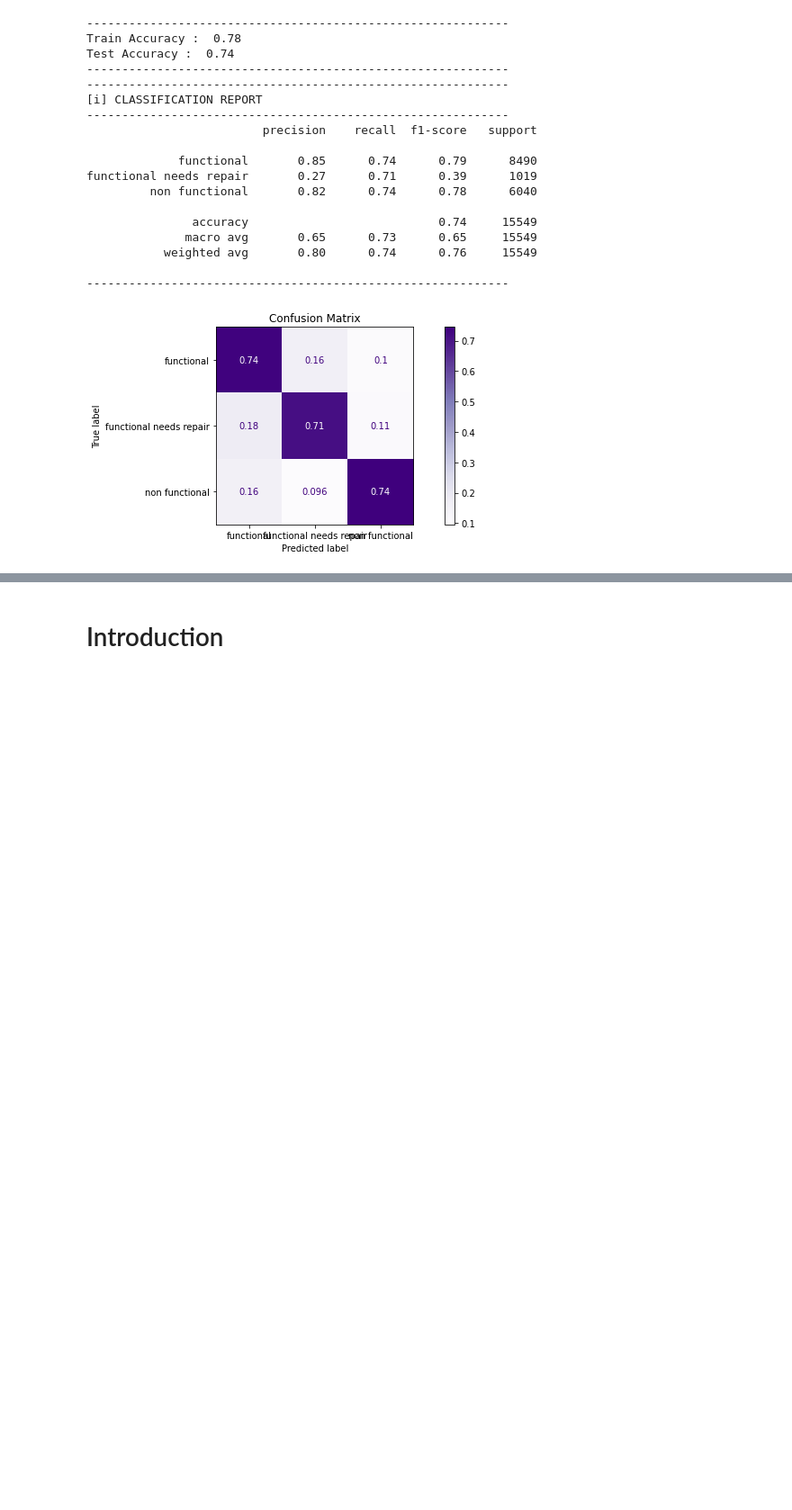
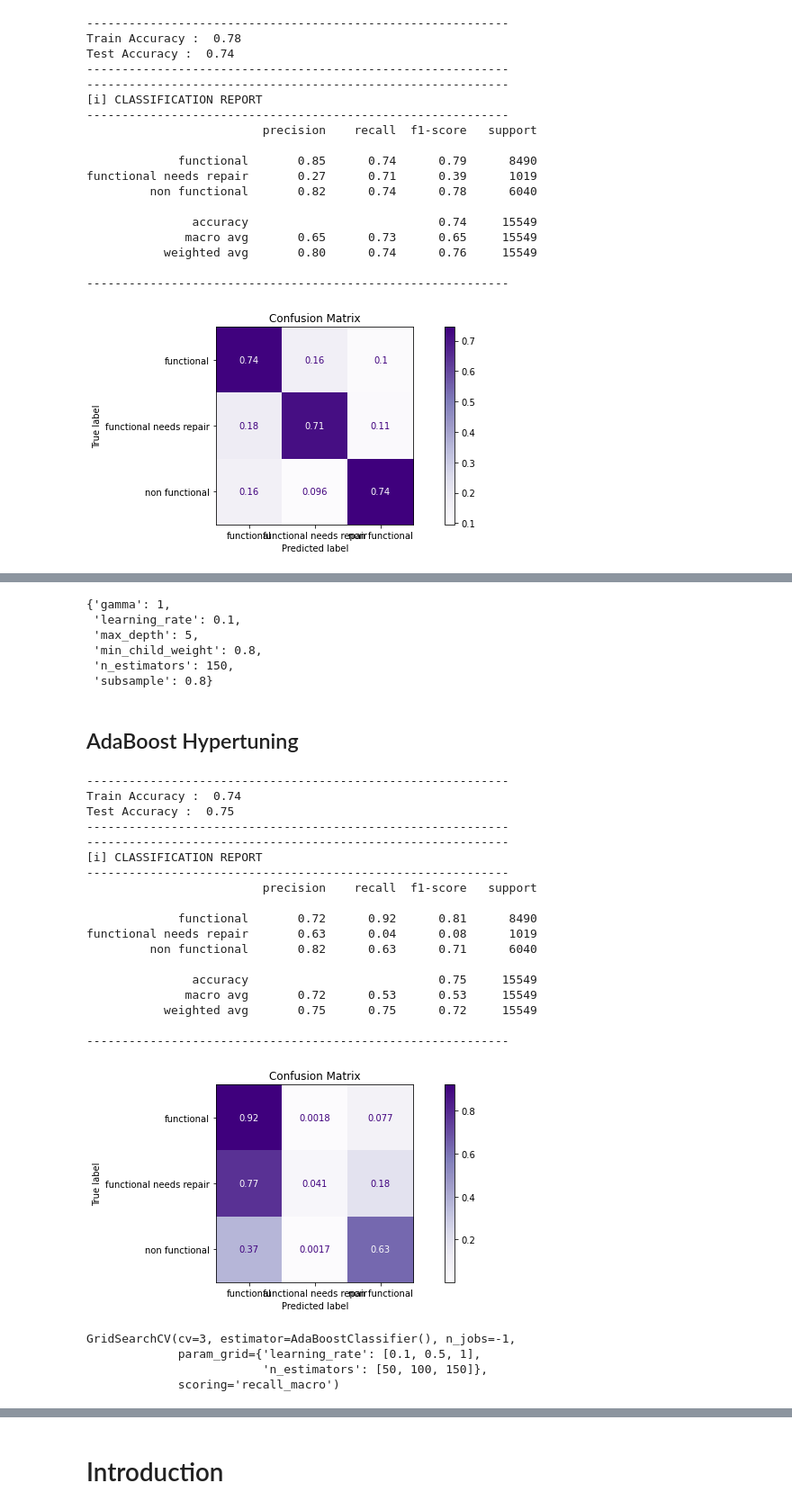
Before and after one commit to singsang2/Tanzanian-Water-Well-Project, a Jupyter notebook: student.ipynb, the cells around one changed output, grey strips where cells are left out. Shown: that part at 90% size. Cells and saved outputs as stored; diff of their text form; code cells hidden in the pictures; blank space fills up the shorter version.

```diff
--- a/student.ipynb
+++ b/student.ipynb
@@ -981,13 +1071,15 @@ models_2[0].get_params()
 # %%
 # from sklearn.model_selection import GridSearchCV
-xgb = XGBClassifier()
-param_xgb = dict(n_estimators=[250],
+xgb = XGBClassifier(objective='mutli:softmax', num_class=3, class_weight=class_weight)
+param_xgb = dict(n_estimators=[100],
                  learning_rate=[0.1],
                  max_depth = [5],
-                 subsample=[0.8],
+                 subsample=[0.6, 0.8, 1],
                  min_child_weight=[0.8],
                  n_jobs=-1)
-grid_xgb = GridSearchCV(xgb, param_grid=param_rf, cv=3, n_jobs=-1, scoring='recall_macro')
+grid_xgb2 = GridSearchCV(xgb, param_grid=param_rf, n_jobs=-1, scoring='recall_macro')
 
-grid_xgb.fit(X_train_tf, y_train)
+grid_xgb2.fit(X_train_tf, y_train)
+
+evaluate_clf_model(grid_xgb2.best_estimator_, X_train_tf, y_train, X_test_tf, y_test);
 # %%
@@ -1002,8 +1162,55 @@ grid_xgb_smote.fit(X_train_smote_tf, y_train_smote)
+# %%
+grid_xgb_smote2.best_params_
+# %% [output]
+{'gamma': 1,
+ 'learning_rate': 0.1,
+ 'max_depth': 5,
+ 'min_child_weight': 0.8,
+ 'n_estimators': 150,
+ 'subsample': 0.8}
+# %% [markdown]
+## AdaBoost Hypertuning
 # %%
 # from sklearn.model_selection import GridSearchCV
 ab = AdaBoostClassifier()
 param_ab = dict(n_estimators=[50, 10, 150],
                  learning_rate=[0.01, 0.05, 0.1])
-grid_ab = GridSearchCV(ab, param_grid=param_rf, cv=3, n_jobs=-1, scoring='recall_macro')
+grid_ab = GridSearchCV(ab, param_grid=param_ab, n_jobs=-1, scoring='recall_macro')
 
 grid_ab.fit(X_train_tf, y_train)
+evaluate_clf_model(grid_ab.best_estimator_, X_train_tf, y_train, X_test_tf, y_test);
+# %% [output]
+------------------------------------------------------------
+Train Accuracy :  0.74
+Test Accuracy :  0.75
+------------------------------------------------------------
+------------------------------------------------------------
+[i] CLASSIFICATION REPORT
+------------------------------------------------------------
+                         precision    recall  f1-score   support
+
+             functional       0.72      0.92      0.81      8490
+functional needs repair       0.63      0.04      0.08      1019
+         non functional       0.82      0.63      0.71      6040
+
+               accuracy                           0.75     15549
+              macro avg       0.72      0.53      0.53     15549
+           weighted avg       0.75      0.75      0.72     15549
+
+------------------------------------------------------------
+[figure, added]
+# %%
+# from sklearn.model_selection import GridSearchCV
+ab = AdaBoostClassifier()
+param_ab = dict(n_estimators=[50, 100, 150],
+                 learning_rate=[0.1, 0.5, 1])
+grid_ab_smote = GridSearchCV(ab, param_grid=param_ab, cv=3, n_jobs=-1, scoring='recall_macro')
+
+grid_ab_smote.fit(X_train_smote_tf, y_train_smote)
+
+evaluate_clf_model(grid_ab_smote.best_estimator_, X_train_smote_tf, y_train_smote, X_test_tf, y_test);
+# %% [output]
+GridSearchCV(cv=3, estimator=AdaBoostClassifier(), n_jobs=-1,
+             param_grid={'learning_rate': [0.1, 0.5, 1],
+                         'n_estimators': [50, 100, 150]},
+             scoring='recall_macro')
```
Also changed, not shown: parts of 36 cells of this notebook, 2 other files.
